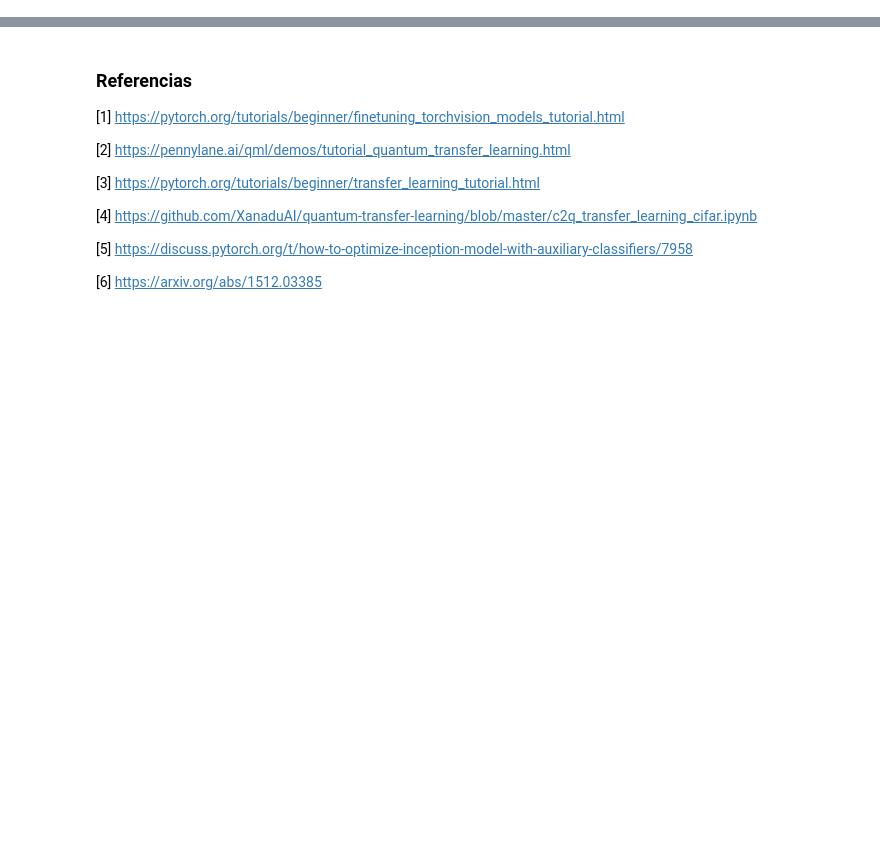
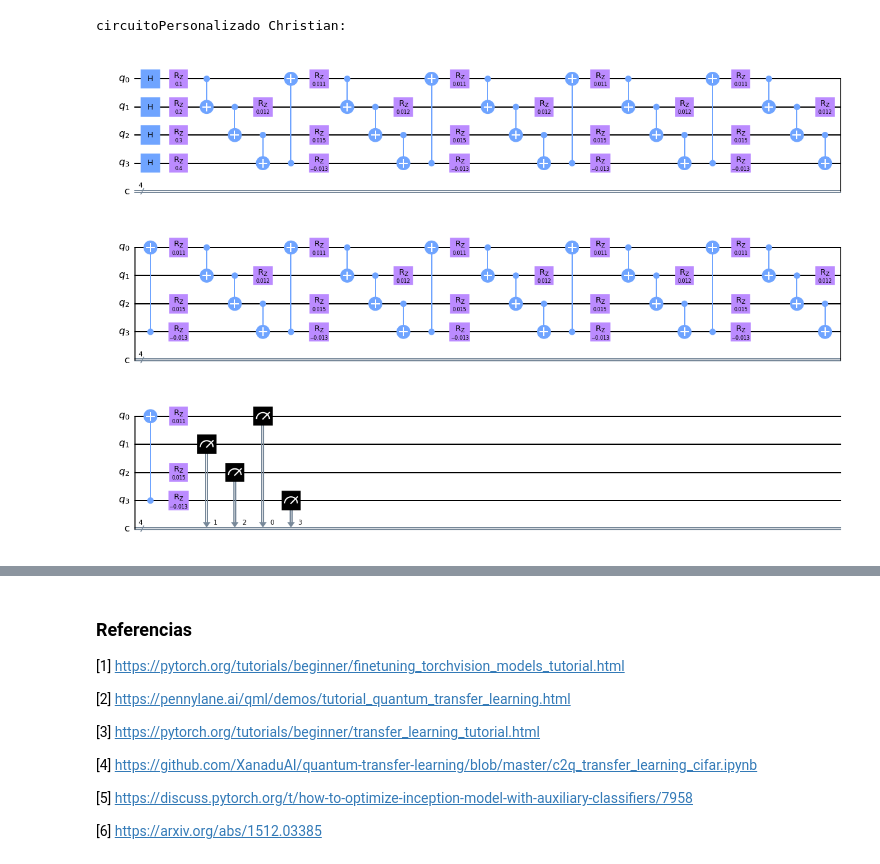
Before and after one commit to cjsotopa/Quantum, a Jupyter notebook: src/QTL.ipynb, the cells around one changed output, grey strips where cells are left out. Saved outputs shown, nothing was run; the diff lists cells and outputs as text; code cells hidden in the pictures; blank space fills up the shorter version.

```diff
--- a/src/QTL.ipynb
+++ b/src/QTL.ipynb
@@ -332,0 +471,25 @@ Numero de qubits: 4
+# %%
+#circuitoPersonalizado Christian (qiskit)
+#----------------------------------------
+print("circuitoPersonalizado Christian:")
+q2 = QuantumRegister(4, 'q')
+c2 = ClassicalRegister(4, 'c')
+
+circuito2 = QuantumCircuit(q2, c2)
+#capa H
+H(circuito2, num_qubits)
+# 1. capa de entrada
+R(circuito2, [0.1,0.2,0.3,0.4], q2)
+# 2. capas de circuitos variacionales cuanticos
+for i in range(num_capas_q):
+  CNOT_2(circuito2, num_qubits, q2)
+  #pesos
+  R(circuito2, [0.011,0.012,0.015,-0.013], q2)
+# 3. capa de medidas
+medidas(circuito2, num_qubits, q2, c2)
+
+#grafica el circuito con quiskit
+circuito2.draw('mpl')
+# %% [output]
+circuitoPersonalizado Christian:
+[figure, added]
```
Also changed, not shown: parts of 16 cells of this notebook.
